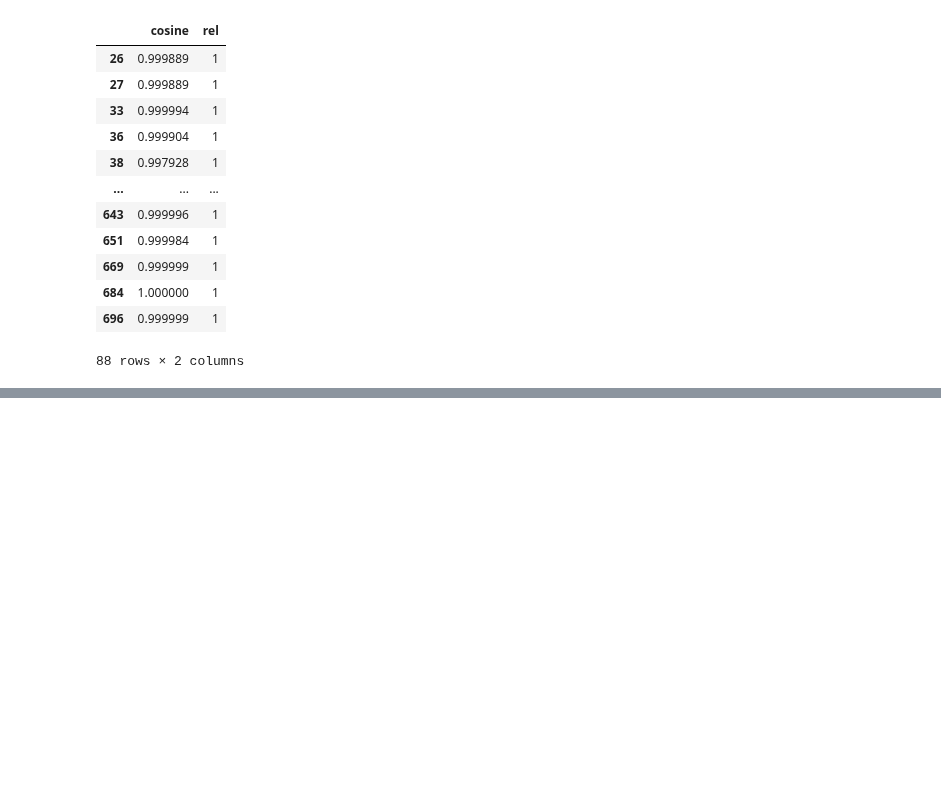
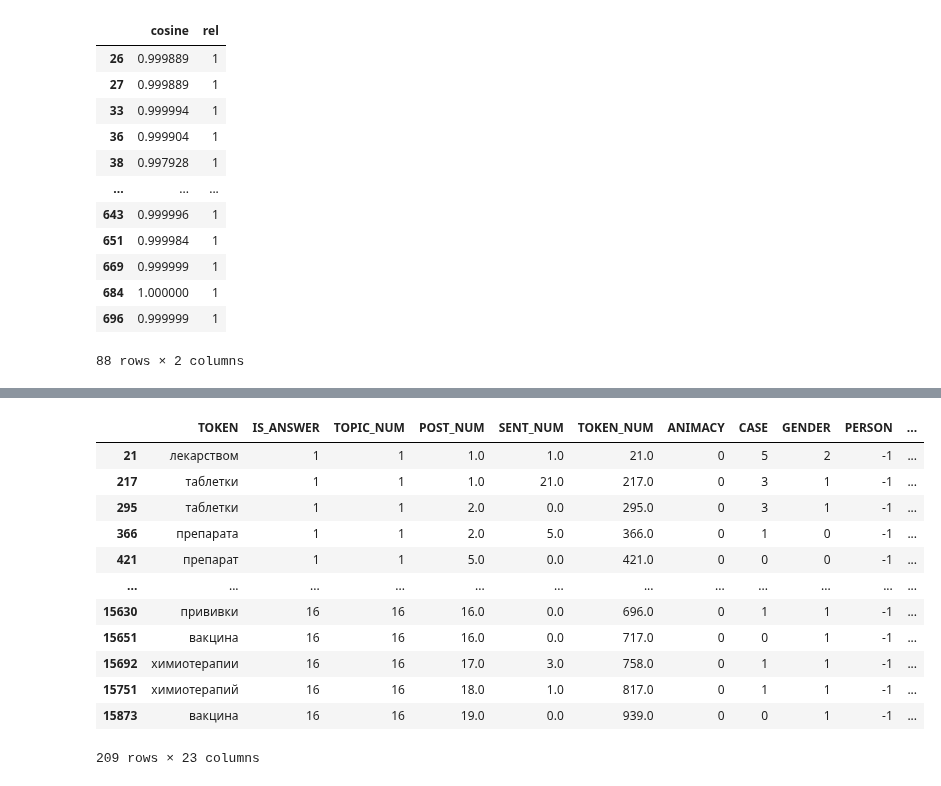
Before and after one commit to DmitryKutsev/cross-document_coreference, a Jupyter notebook: classifiers/rule_ml_pair_pron.ipynb, the cells around one changed output, grey strips where cells are left out. Cells and saved outputs as stored; diff of their text form; code cells hidden in the pictures; blank space fills up the shorter version.

```diff
--- a/classifiers/rule_ml_pair_pron.ipynb
+++ b/classifiers/rule_ml_pair_pron.ipynb
@@ -1407,0 +1418,16 @@ rule_eval(pred, y_test)
+# %%
+df.loc[(df['POS'] == 1) & (df['NER'] > 1)]
+# %% [output]
+|  | TOKEN | IS_ANSWER | TOPIC_NUM | POST_NUM | SENT_NUM | TOKEN_NUM | ANIMACY | CASE | GENDER | PERSON | ... |
+| 21 | лекарством | 1 | 1 | 1.0 | 1.0 | 21.0 | 0 | 5 | 2 | -1 | ... |
+| 217 | таблетки | 1 | 1 | 1.0 | 21.0 | 217.0 | 0 | 3 | 1 | -1 | ... |
+| 295 | таблетки | 1 | 1 | 2.0 | 0.0 | 295.0 | 0 | 3 | 1 | -1 | ... |
+| 366 | препарата | 1 | 1 | 2.0 | 5.0 | 366.0 | 0 | 1 | 0 | -1 | ... |
+| 421 | препарат | 1 | 1 | 5.0 | 0.0 | 421.0 | 0 | 0 | 0 | -1 | ... |
+| ... | ... | ... | ... | ... | ... | ... | ... | ... | ... | ... | ... |
+| 15630 | прививки | 16 | 16 | 16.0 | 0.0 | 696.0 | 0 | 1 | 1 | -1 | ... |
+| 15651 | вакцина | 16 | 16 | 16.0 | 0.0 | 717.0 | 0 | 0 | 1 | -1 | ... |
+| 15692 | химиотерапии | 16 | 16 | 17.0 | 3.0 | 758.0 | 0 | 1 | 1 | -1 | ... |
+| 15751 | химиотерапий | 16 | 16 | 18.0 | 1.0 | 817.0 | 0 | 1 | 1 | -1 | ... |
+| 15873 | вакцина | 16 | 16 | 19.0 | 0.0 | 939.0 | 0 | 0 | 1 | -1 | ... |
+209 rows × 23 columns
```
Also changed, not shown: parts of 46 cells of this notebook.
